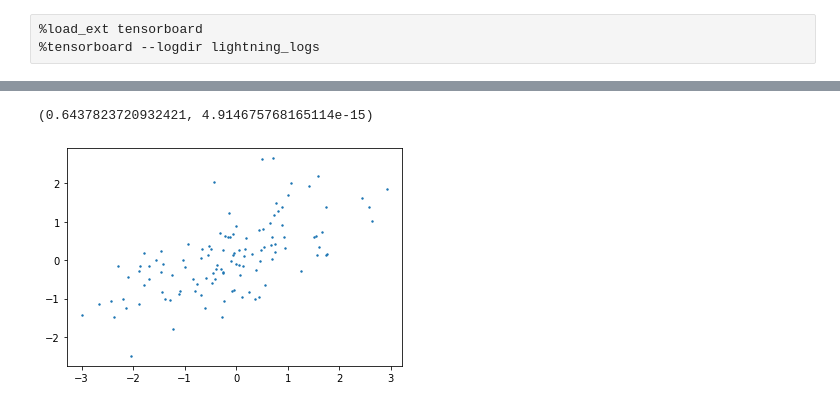
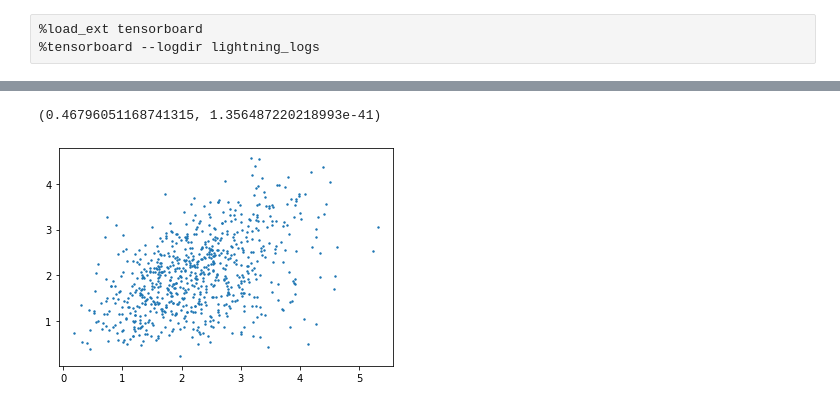
Before and after one commit to flatironinstitute/catvae, a Jupyter notebook: ipynb/vae-sim-batch-correction.ipynb, the cells around one changed output, grey strips where cells are left out. Saved outputs shown, nothing was run; the diff lists cells and outputs as text; code cells hidden in the pictures.

```diff
--- a/ipynb/vae-sim-batch-correction.ipynb
+++ b/ipynb/vae-sim-batch-correction.ipynb
@@ -147,9 +147,9 @@ print(pearsonr(dz, dsimz))
 # %%
 simB = sims['B'].T
 B = model.vae.beta.weight.detach().cpu().numpy().T
 
-plt.scatter(np.ravel(B), np.ravel(simB), s=2)
-print(pearsonr(B.ravel(), simB.ravel()))
+plt.scatter(np.ravel(pdist(B)), np.ravel(pdist(simB)), s=2)
+print(pearsonr(pdist(B).ravel(), pdist(simB).ravel()))
 # %% [output]
-(0.6437823720932421, 4.914675768165114e-15)
+(0.46796051168741315, 1.356487220218993e-41)
-[figure, old version]
+[figure, new version]
```
Also changed, not shown: parts of 4 cells of this notebook, 2 other files.
